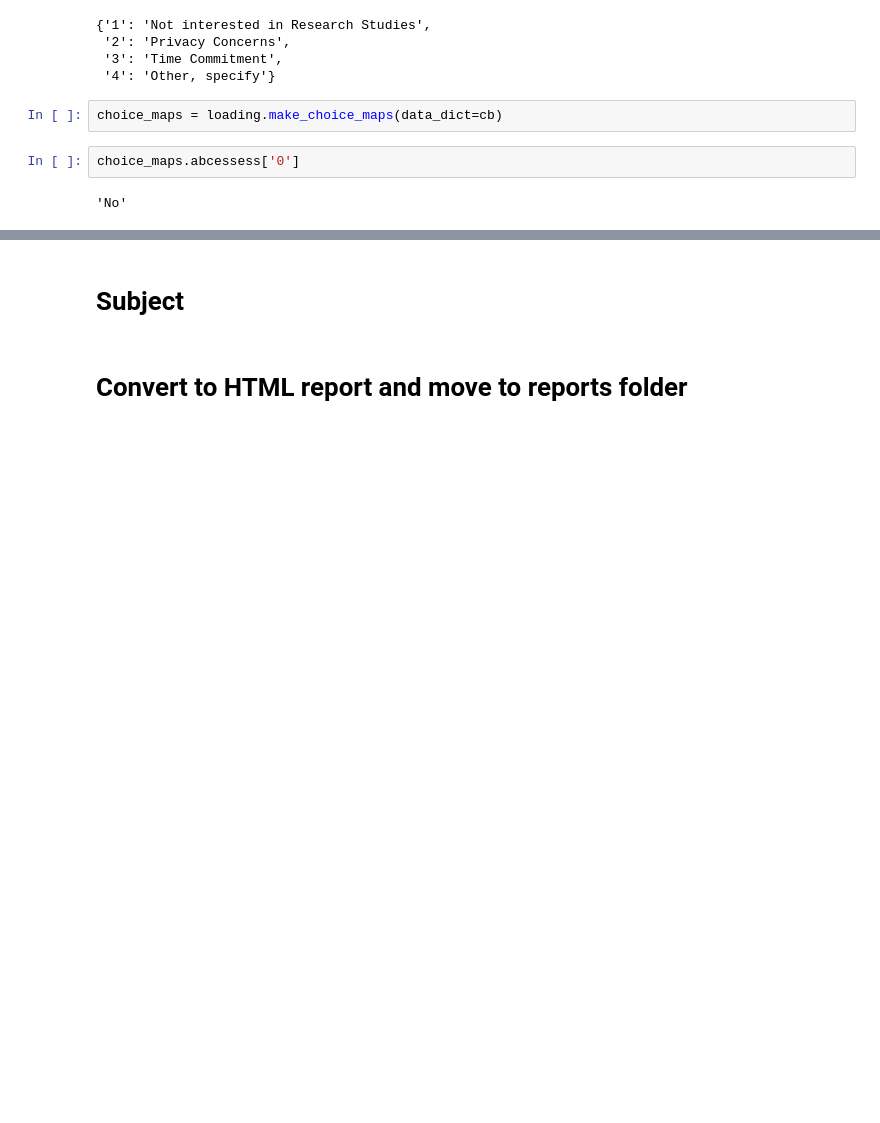
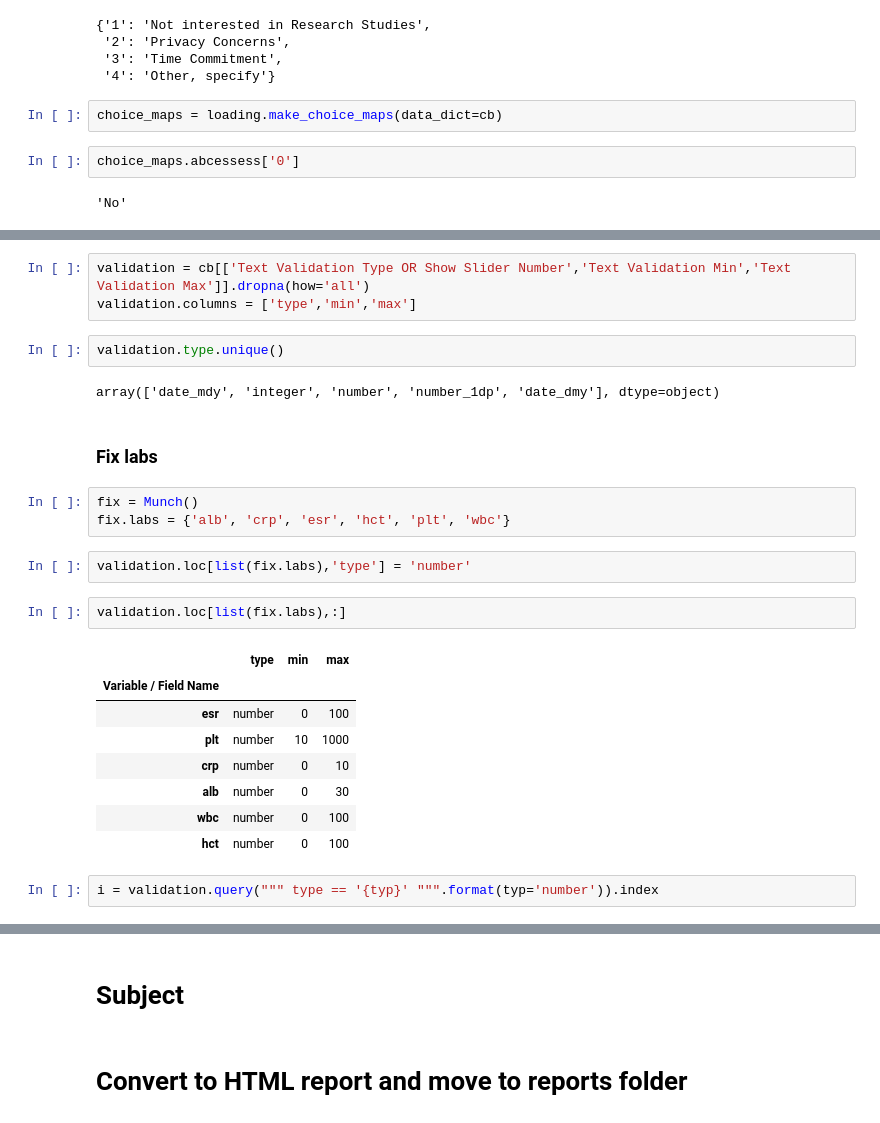
Before and after one commit to ScottSnapperLab/biorep-etl, a Jupyter notebook: notebooks/2017-01-25__begin_defining_relational_tables.ipynb, the cells around one changed output, grey strips where cells are left out. Saved outputs shown, nothing was run; the diff lists cells and outputs as text; blank space fills up the shorter version.

```diff
--- a/notebooks/2017-01-25__begin_defining_relational_tables.ipynb
+++ b/notebooks/2017-01-25__begin_defining_relational_tables.ipynb
@@ -164,0 +172,27 @@ choice_maps.abcessess['0']
+# %%
+validation = cb[['Text Validation Type OR Show Slider Number','Text Validation Min','Text Validation Max']].dropna(how='all')
+validation.columns = ['type','min','max']
+# %%
+validation.type.unique()
+# %% [output]
+array(['date_mdy', 'integer', 'number', 'number_1dp', 'date_dmy'], dtype=object)
+# %% [markdown]
+### Fix labs
+# %%
+fix = Munch()
+fix.labs = {'alb', 'crp', 'esr', 'hct', 'plt', 'wbc'}
+# %%
+validation.loc[list(fix.labs),'type'] = 'number'
+# %%
+validation.loc[list(fix.labs),:]
+# %% [output]
+|  | type | min | max |
+| Variable / Field Name |  |  |  |
+| esr | number | 0 | 100 |
+| plt | number | 10 | 1000 |
+| crp | number | 0 | 10 |
+| alb | number | 0 | 30 |
+| wbc | number | 0 | 100 |
+| hct | number | 0 | 100 |
+# %%
+i = validation.query(""" type == '{typ}' """.format(typ='number')).index
```
Also changed, not shown: parts of 17 cells of this notebook.
